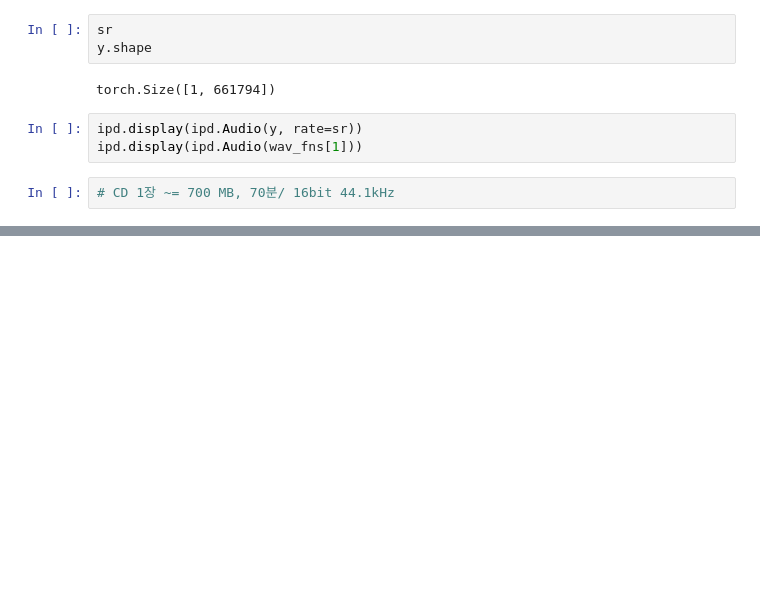
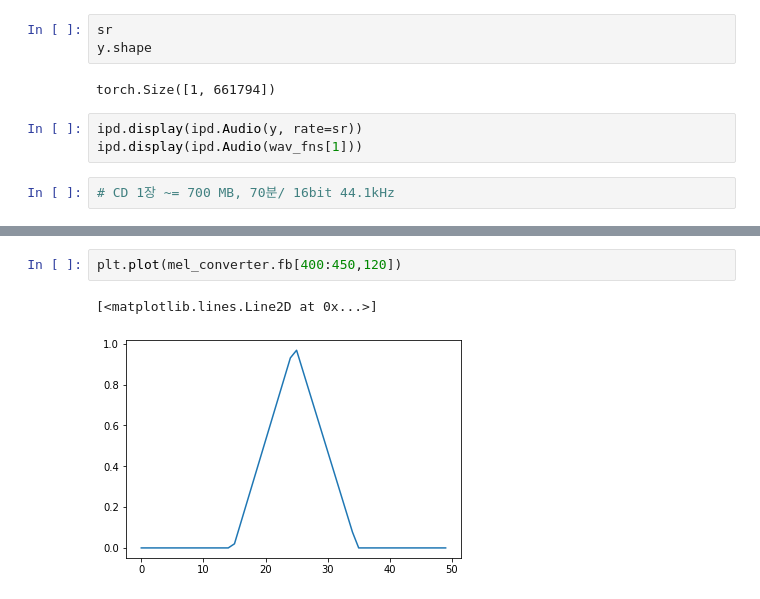
Before and after one commit to jdasam/ant5015-2023, a Jupyter notebook: notebooks/3rd_week_live_coding.ipynb, the cells around one changed output, grey strips where cells are left out. Cells and saved outputs as stored; diff of their text form; blank space fills up the shorter version.

```diff
--- a/notebooks/3rd_week_live_coding.ipynb
+++ b/notebooks/3rd_week_live_coding.ipynb
@@ -71,0 +104,5 @@ ipd.display(ipd.Audio(wav_fns[1]))
+# %%
+plt.plot(mel_converter.fb[400:450,120])
+# %% [output]
+[<matplotlib.lines.Line2D at 0x...>]
+[figure, added]
```
Also changed, not shown: parts of 9 cells of this notebook.
